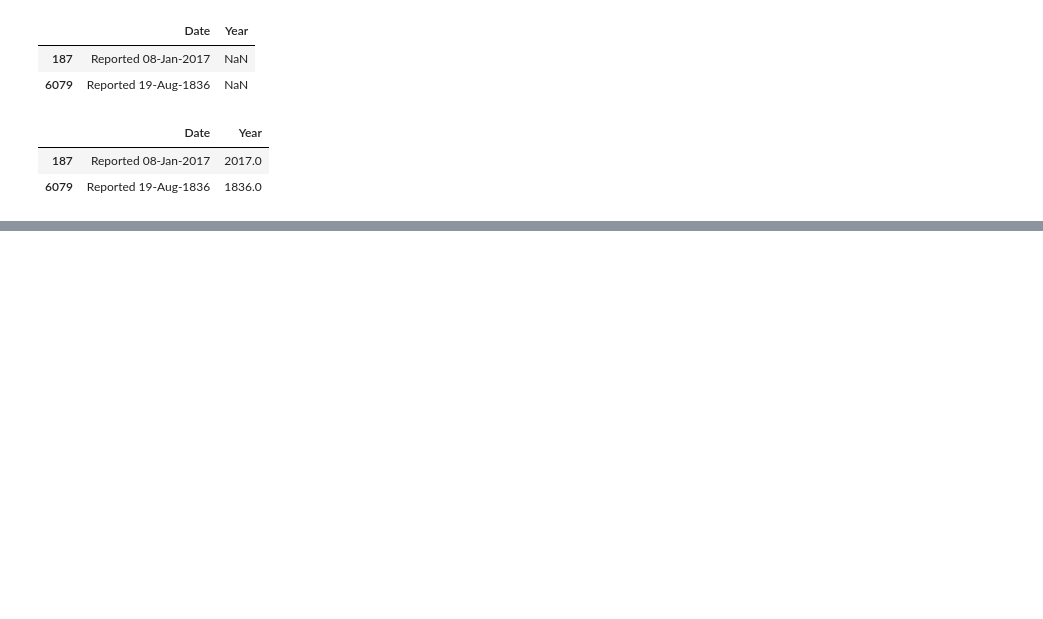
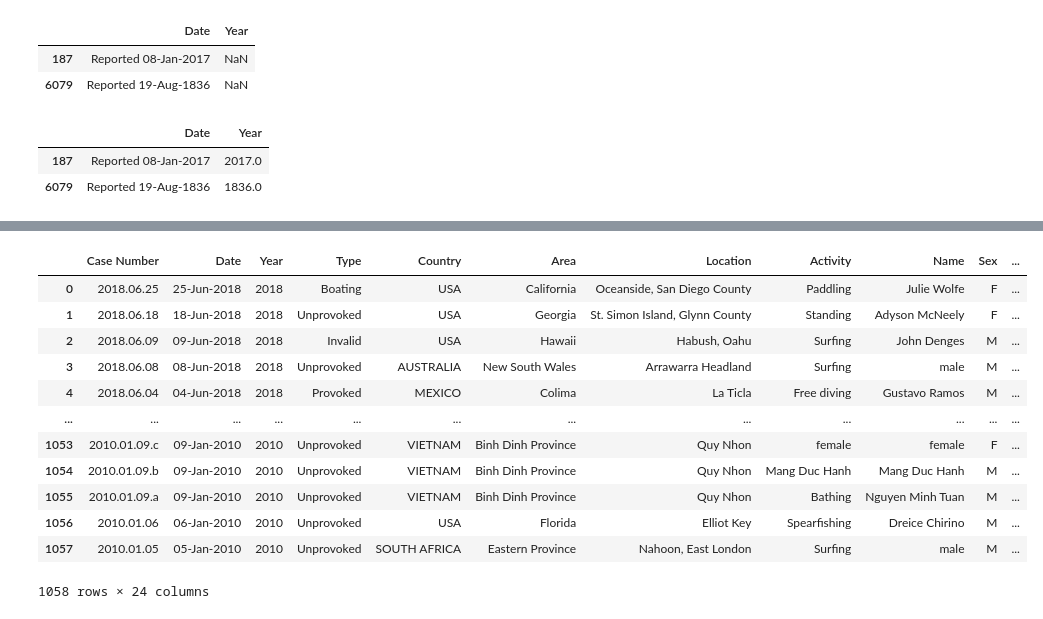
Before and after one commit to patrick-S-DS/Shark-Attack, a Jupyter notebook: shark-Attack.ipynb, the cells around one changed output, grey strips where cells are left out. Saved outputs shown, nothing was run; the diff lists cells and outputs as text; code cells hidden in the pictures; blank space fills up the shorter version.

```diff
--- a/shark-Attack.ipynb
+++ b/shark-Attack.ipynb
@@ -320,0 +318,5 @@ array([2018., 2017., 2016., 2015., 2014., 2013., 2012., 2011., 2010.,
+# %%
+mascara = dados['Year'] >= 2010
+# %%
+dados_mascara = dados[mascara]
+dados_mascara.head()
@@ -320,0 +385,3 @@ array([2018., 2017., 2016., 2015., 2014., 2013., 2012., 2011., 2010.,
+# %%
+dados_mascara.loc[32, 'Area']= 'Noumea'
+dados_mascara.loc[33, 'Area']= 'Bimini'
@@ -320,0 +401,23 @@ array([2018., 2017., 2016., 2015., 2014., 2013., 2012., 2011., 2010.,
+# %%
+dados_mascara.loc[48, 'Area']= 'Nouville'
+dados_mascara.loc[[56,101,132], ['Area', 'Location']]= 'Bahamas'
+dados_mascara.loc[59, 'Area'] = 'Gars Garabulli'
+dados_mascara.loc[90, 'Area'] = 'Owarigi Island'
+dados_mascara.loc[129, 'Area'] = 'Roches Noire'
+dados_mascara.loc[[206,226], 'Area'] = 'Guadalupe Island'
+# %%
+dados_mascara.bfill(axis='columns')
+# %% [output]
+|  | Case Number | Date | Year | Type | Country | Area | Location | Activity | Name | Sex | ... |
+| 0 | 2018.06.25 | 25-Jun-2018 | 2018 | Boating | USA | California | Oceanside, San Diego County | Paddling | Julie Wolfe | F | ... |
+| 1 | 2018.06.18 | 18-Jun-2018 | 2018 | Unprovoked | USA | Georgia | St. Simon Island, Glynn County | Standing | Adyson McNeely | F | ... |
+| 2 | 2018.06.09 | 09-Jun-2018 | 2018 | Invalid | USA | Hawaii | Habush, Oahu | Surfing | John Denges | M | ... |
+| 3 | 2018.06.08 | 08-Jun-2018 | 2018 | Unprovoked | AUSTRALIA | New South Wales | Arrawarra Headland | Surfing | male | M | ... |
+| 4 | 2018.06.04 | 04-Jun-2018 | 2018 | Provoked | MEXICO | Colima | La Ticla | Free diving | Gustavo Ramos | M | ... |
+| ... | ... | ... | ... | ... | ... | ... | ... | ... | ... | ... | ... |
+| 1053 | 2010.01.09.c | 09-Jan-2010 | 2010 | Unprovoked | VIETNAM | Binh Dinh Province | Quy Nhon | female | female | F | ... |
+| 1054 | 2010.01.09.b | 09-Jan-2010 | 2010 | Unprovoked | VIETNAM | Binh Dinh Province | Quy Nhon | Mang Duc Hanh | Mang Duc Hanh | M | ... |
+| 1055 | 2010.01.09.a | 09-Jan-2010 | 2010 | Unprovoked | VIETNAM | Binh Dinh Province | Quy Nhon | Bathing | Nguyen Minh Tuan | M | ... |
+| 1056 | 2010.01.06 | 06-Jan-2010 | 2010 | Unprovoked | USA | Florida | Elliot Key | Spearfishing | Dreice Chirino | M | ... |
+| 1057 | 2010.01.05 | 05-Jan-2010 | 2010 | Unprovoked | SOUTH AFRICA | Eastern Province | Nahoon, East London | Surfing | male | M | ... |
+1058 rows × 24 columns
```
Also changed, not shown: parts of 26 cells of this notebook.
